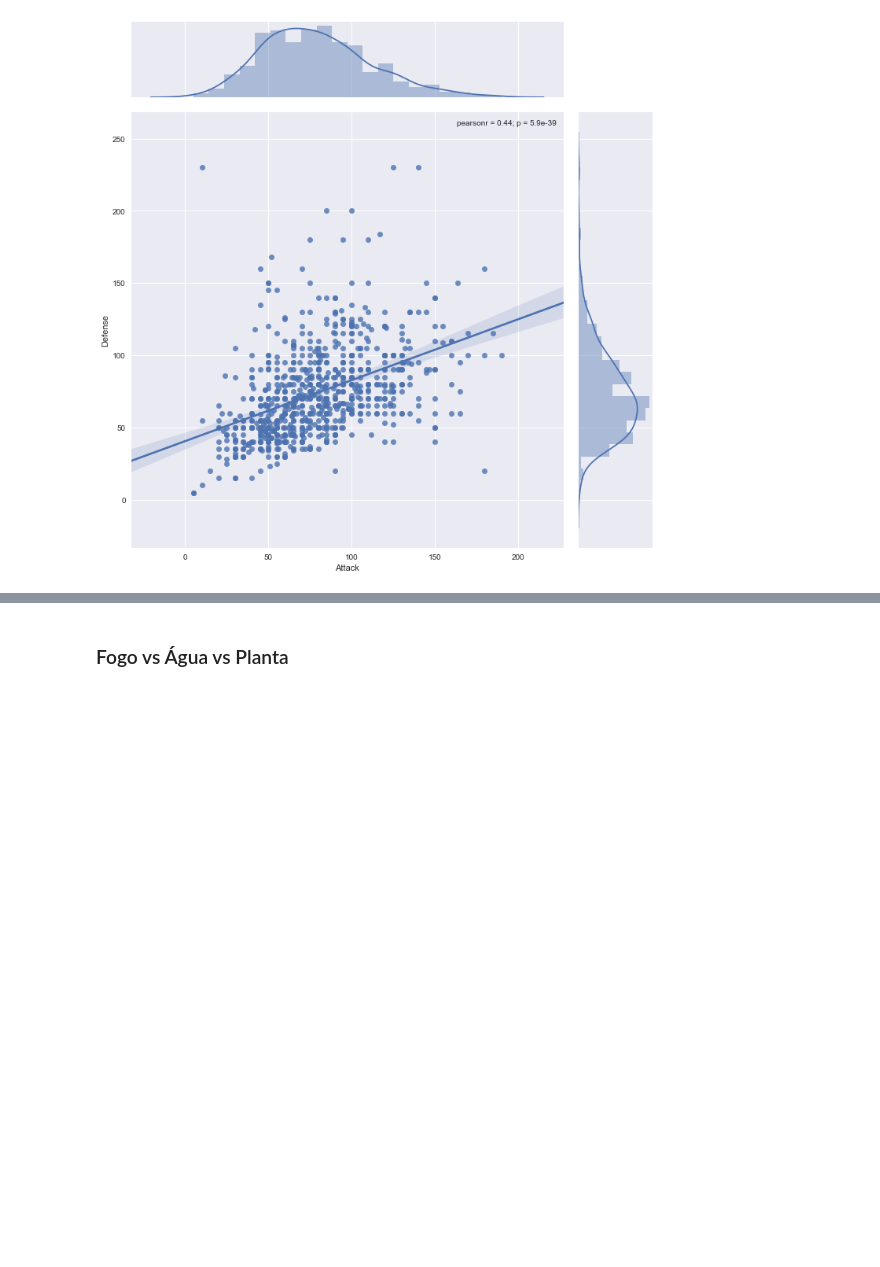
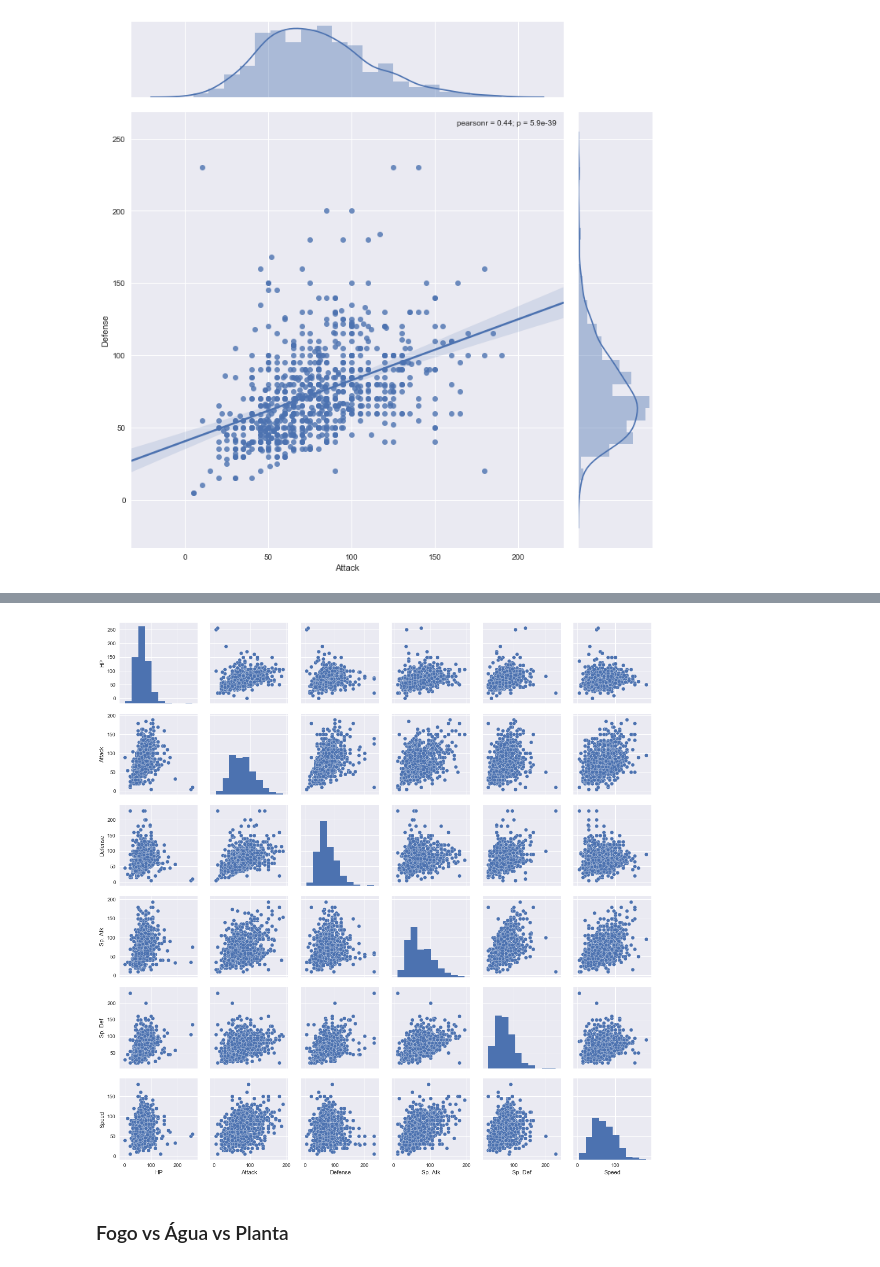
Before and after one commit to tafarelyan/workshop-data-science-pokemon, a Jupyter notebook: Pokemon Analysis.ipynb, the cells around one changed output, grey strips where cells are left out. Cells and saved outputs as stored; diff of their text form; code cells hidden in the pictures; blank space fills up the shorter version.

```diff
--- a/Pokemon Analysis.ipynb
+++ b/Pokemon Analysis.ipynb
@@ -238,3 +276,7 @@ sns.jointplot(x="Attack", y="Defense", data=df, kind='reg', size=10);
+# %%
+sns.pairplot(df2);
+# %% [output]
+[figure, added]
 # %% [markdown]
 ### Fogo vs Água vs Planta
 # %%
```
Also changed, not shown: parts of 19 cells of this notebook.
